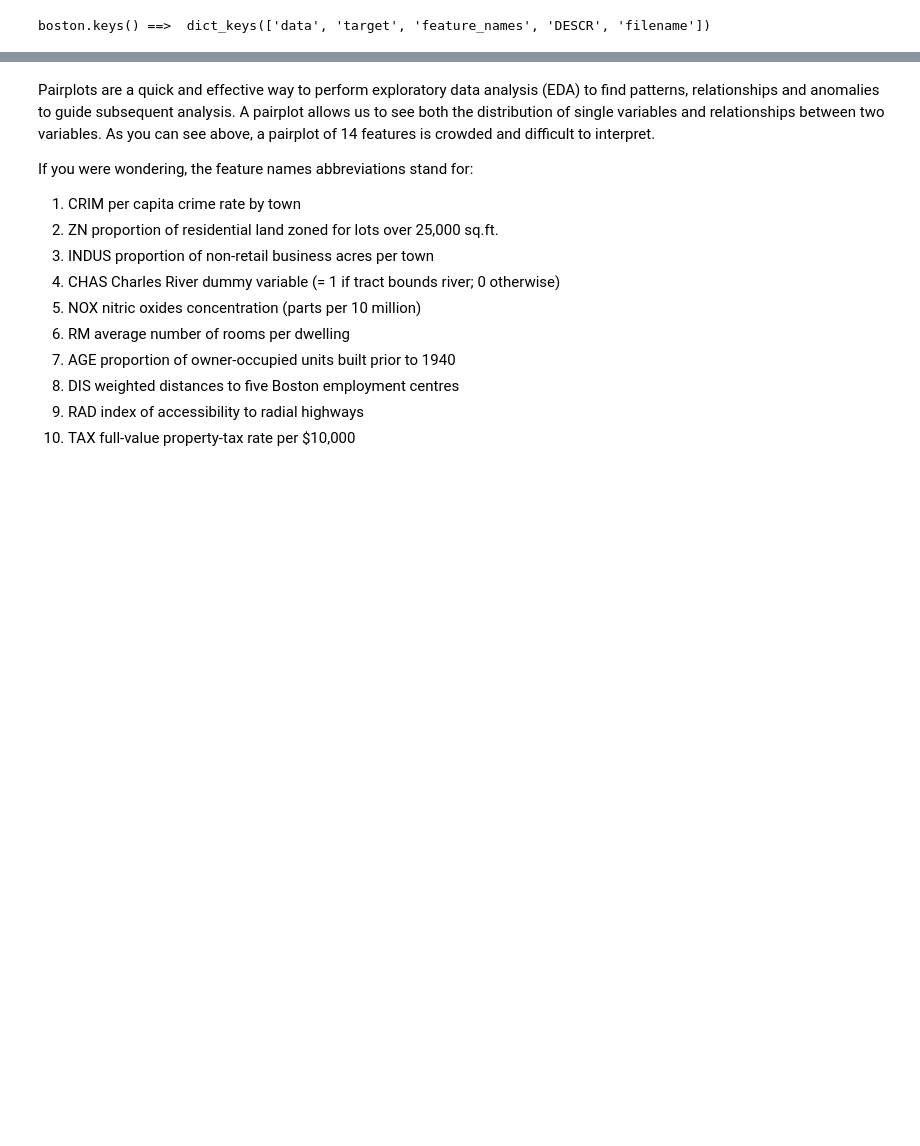
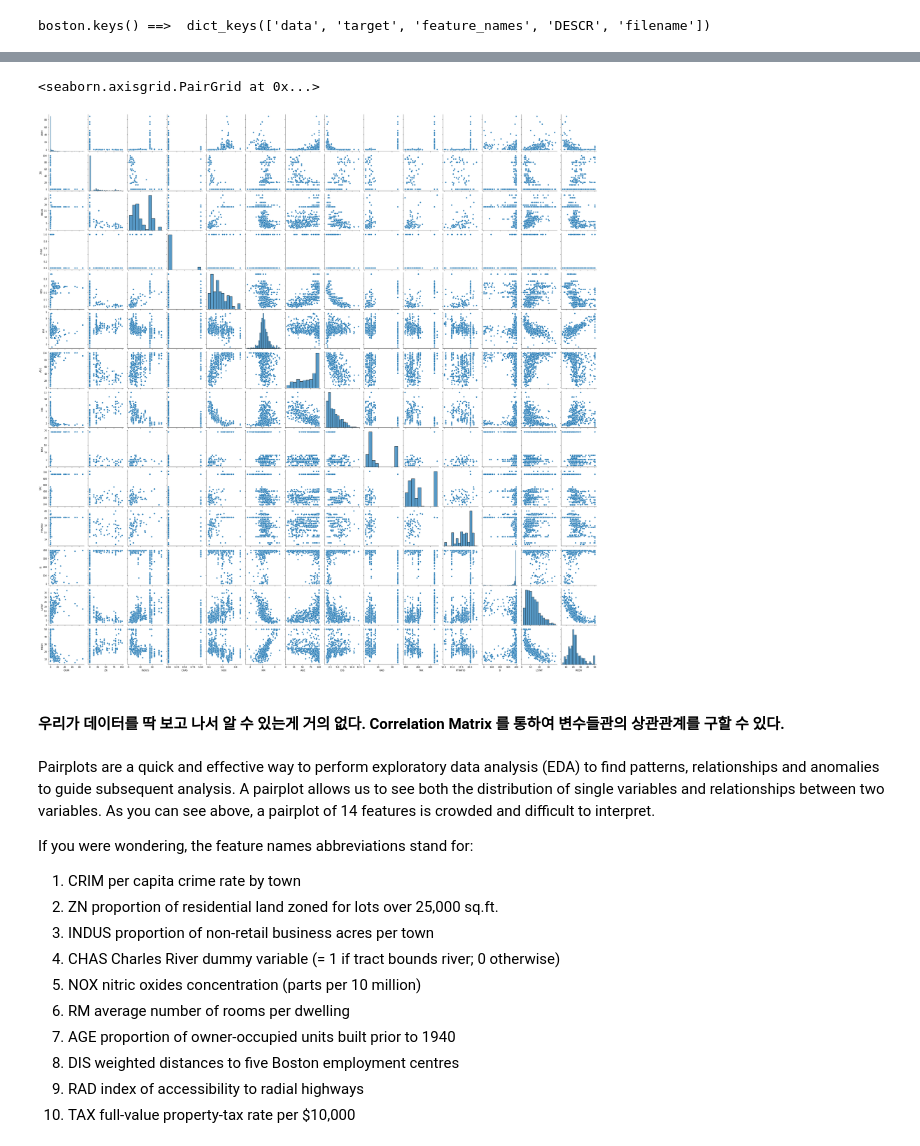
Before and after one commit to 7201krap/COMS30034_Machine-Learning-with-CW, a Jupyter notebook: lab1/lab1-intro_to_numpy_scikitlearn.ipynb, the cells around one changed output, grey strips where cells are left out. Saved outputs shown, nothing was run; the diff lists cells and outputs as text; code cells hidden in the pictures; blank space fills up the shorter version.

```diff
--- a/lab1/lab1-intro_to_numpy_scikitlearn.ipynb
+++ b/lab1/lab1-intro_to_numpy_scikitlearn.ipynb
@@ -388,3 +418,10 @@ sns.pairplot(df[cols_MEDV_CRIM], height=5)
+# %%
+sns.pairplot(data)
+# %% [output]
+<seaborn.axisgrid.PairGrid at 0x...>
+[figure, added]
+# %% [markdown]
+#### 우리가 데이터를 딱 보고 나서 알 수 있는게 거의 없다. Correlation Matrix 를 통하여 변수들관의 상관관계를 구할 수 있다.
 # %% [markdown]
 Pairplots are a quick and effective way to perform exploratory data analysis (EDA) to find patterns, relationships and anomalies to guide subsequent analysis. A pairplot allows us to see both the distribution of single variables and relationships between two variables. As you can see above, a pairplot of 14 features is crowded and difficult to interpret.
 
```
Also changed, not shown: parts of 17 cells of this notebook.
